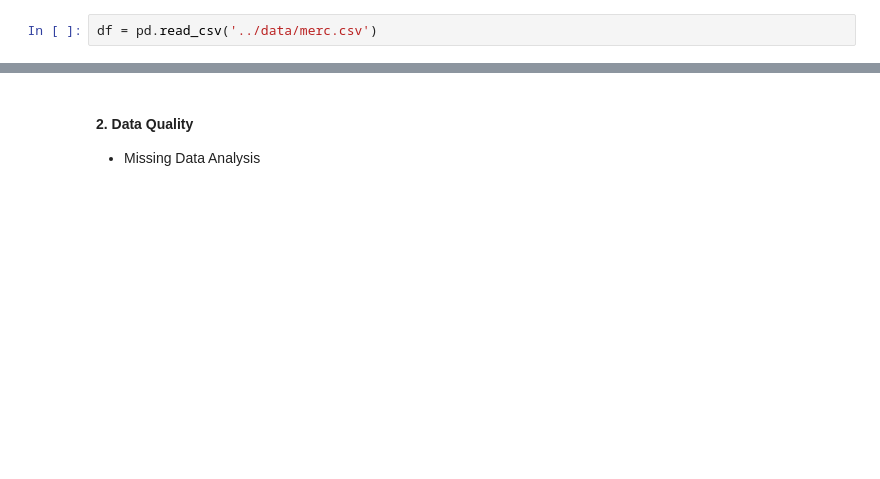
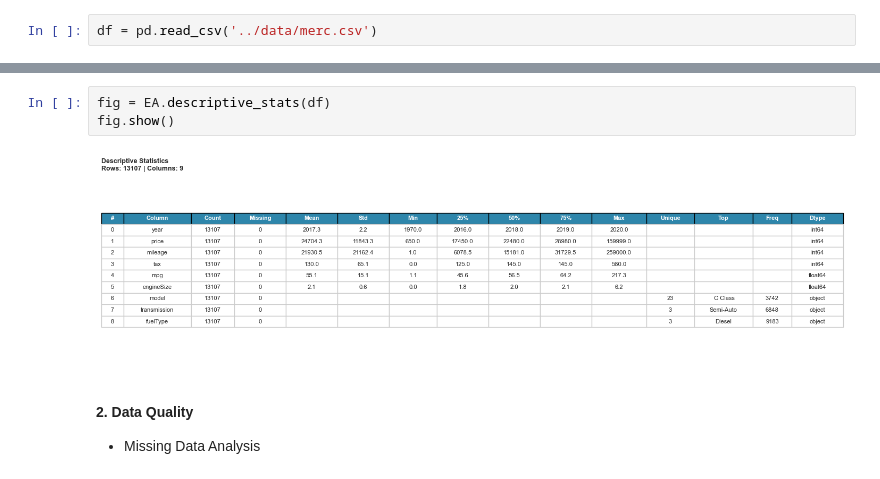
Before and after one commit to ashleysoffian/usecase, a Jupyter notebook: src/regression.ipynb, the cells around one changed output, grey strips where cells are left out. Drawn from its saved outputs; the diff is of its cells as text; blank space fills up the shorter version.

```diff
--- a/src/regression.ipynb
+++ b/src/regression.ipynb
@@ -57,3 +56,8 @@ df.describe()
+# %%
+fig = EA.descriptive_stats(df)
+fig.show()
+# %% [output]
+[figure, added]
 # %% [markdown]
 #### 2. Data Quality
 - Missing Data Analysis
```
Also changed, not shown: parts of 5 cells of this notebook, 1 other file.
